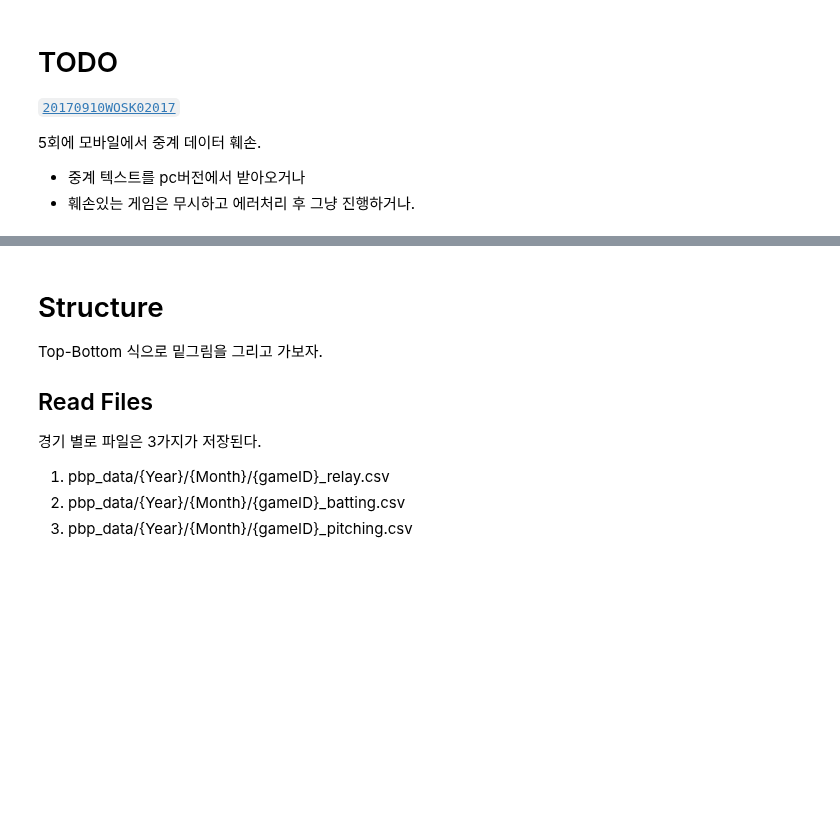
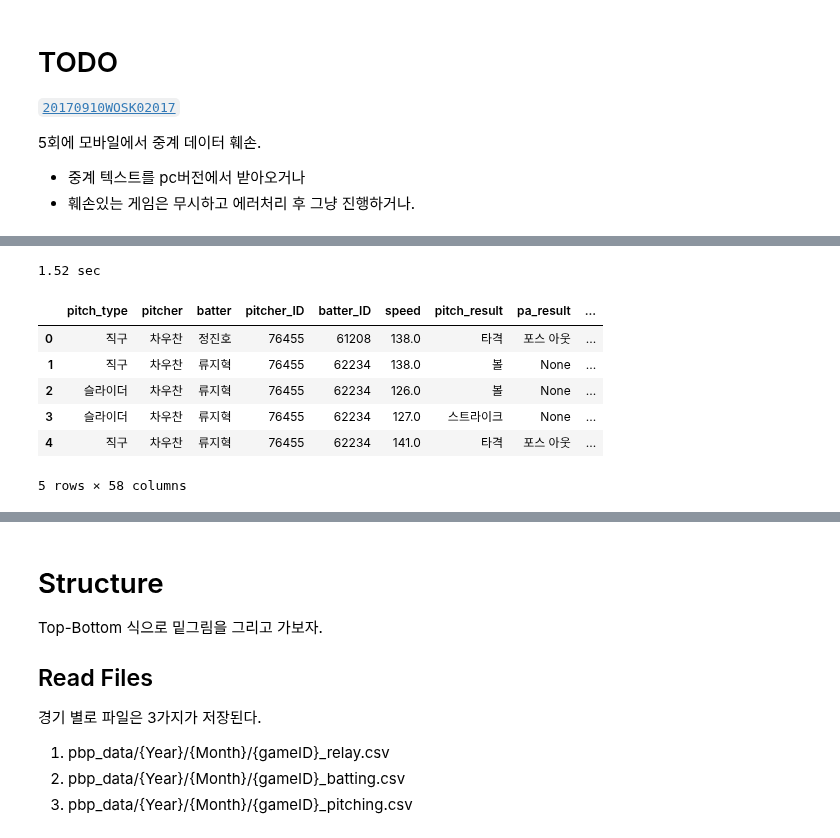
Before and after one commit to kparkk2/KBO_pbp_text_crawler, a Jupyter notebook: new_parser.ipynb, the cells around one changed output, grey strips where cells are left out. Cells and saved outputs as stored; diff of their text form; code cells hidden in the pictures; blank space fills up the shorter version.

```diff
--- a/new_parser.ipynb
+++ b/new_parser.ipynb
@@ -311,16 +386,8 @@ game_ids
 #game_id = '20170614HHSK02017'
 #game_id = '20160625WOLG02016'
 #game_id = '20160521KTHH02016'
-# game_id = '20180705HHHT02018'
-# start_date=datetime.date(2018, 6, 6)
-# end_date=datetime.date(2018, 6, 6)
-# game_ids = get_game_ids(start_date, end_date)
-# game_id = game_ids[1]
-# game_id = '20150404HTKT0'
-#game_id = '20150331LTLG0'
-#game_id = '20150401LTLG0'
-# game_id = gids[3]
-game_id = '20170910WOSK02017'
+#game_id = '20180705HHHT02018'
+game_id = '20170910OBLG02017'
 
 year = game_id[:4]
 month = int(game_id[4:6])
@@ -387,24 +454,37 @@ for i in range(9):
     aName = bats[0].loc[(bats[0].batOrder == i+1) & (bats[0].seqno == abat_seqno_min[i])].name.values[0]
     hCode = bats[1].loc[(bats[1].batOrder == i+1) & (bats[1].seqno == hbat_seqno_min[i])].pCode.values[0]
     hName = bats[1].loc[(bats[1].batOrder == i+1) & (bats[1].seqno == hbat_seqno_min[i])].name.values[0]
-    aPlayer = {'name': aName, 'code': aCode}
-    hPlayer = {'name': hName, 'code': hCode}
+    aHitType = bats[0].loc[bats[0].pCode == aCode].hitType.values[0]
+    hHitType = bats[1].loc[bats[1].pCode == hCode].hitType.values[0]
+    aPlayer = {'name': aName, 'code': aCode, 'hitType': aHitType}
+    hPlayer = {'name': hName, 'code': hCode, 'hitType': hHitType}
 
     aPos = bats[0].loc[bats[0].pCode == aCode].posName.values[0]
     hPos = bats[1].loc[bats[1].pCode == hCode].posName.values[0]
     fields[1][aPos] = aPlayer
     fields[0][hPos] = hPlayer
 
-    aLineup = {'name': aName, 'code': aCode, 'pos': aPos}
-    hLineup = {'name': hName, 'code': hCode, 'pos': hPos}
+    aLineup = {'name': aName, 'code': aCode, 'pos': aPos, 'hitType': aHitType}
+    hLineup = {'name': hName, 'code': hCode, 'pos': hPos, 'hitType': hHitType}
     lineups[0].append(aLineup)
     lineups[1].append(hLineup)
 
-aPitcher = {'name': pits[0].iloc[0]['name'], 'code': pits[0].iloc[0].pCode}
-hPitcher = {'name': pits[1].iloc[0]['name'], 'code': pits[1].iloc[0].pCode}
+aPitcher = {'name': pits[0].iloc[0]['name'], 'code': pits[0].iloc[0].pCode, 'hitType': pits[0].iloc[0].hitType}
+hPitcher = {'name': pits[1].iloc[0]['name'], 'code': pits[1].iloc[0].pCode, 'hitType': pits[0].iloc[0].hitType}
 fields[1]['투수'] = aPitcher
 fields[0]['투수'] = hPitcher
 
+home_bdf = bdf.loc[bdf.homeaway == 'h']
+away_bdf = bdf.loc[bdf.homeaway == 'a']
+home_pdf = pdf.loc[pdf.homeaway == 'h']
+away_pdf = pdf.loc[pdf.homeaway == 'a']
+
+batter_list_cols = ['name', 'pCode', 'posName', 'hitType', 'batOrder', 'seqno']
+pitcher_list_cols = ['name', 'pCode', 'hitType', 'seqno']
+home_batter_list = home_bdf[batter_list_cols].values.tolist()
+home_pitcher_list = home_pdf[pitcher_list_cols].values.tolist()
+away_batter_list = away_bdf[batter_list_cols].values.tolist()
+away_pitcher_list = away_pdf[pitcher_list_cols].values.tolist()
 
 ######################
 # 이닝, 초/말 채우기 #
@@ -429,3 +509,4 @@ for ind in rdf.index:
 
 rdf['inn'] = inns
 rdf['topbot'] = topbots
+rdf_array = rdf.values
@@ -1063,6 +1005,18 @@ prdf.tail().loc[:, 'batter':'on_3b']
+# %%
+print(f'{-elapsed_time:.2f} sec')
+# %% [output]
+1.52 sec
 # %%
 prdf = pd.DataFrame(print_rows)
-#prdf.to_csv('prdf.csv', index=False, encoding='cp949')
+prdf.head()
+# %% [output]
+|  | pitch_type | pitcher | batter | pitcher_ID | batter_ID | speed | pitch_result | pa_result | ... |
+| 0 | 직구 | 차우찬 | 정진호 | 76455 | 61208 | 138.0 | 타격 | 포스 아웃 | ... |
+| 1 | 직구 | 차우찬 | 류지혁 | 76455 | 62234 | 138.0 | 볼 | None | ... |
+| 2 | 슬라이더 | 차우찬 | 류지혁 | 76455 | 62234 | 126.0 | 볼 | None | ... |
+| 3 | 슬라이더 | 차우찬 | 류지혁 | 76455 | 62234 | 127.0 | 스트라이크 | None | ... |
+| 4 | 직구 | 차우찬 | 류지혁 | 76455 | 62234 | 141.0 | 타격 | 포스 아웃 | ... |
+5 rows × 58 columns
 # %%
 pd.DataFrame(print_rows).to_csv('test1717.csv', index=False, encoding='cp949')
 # %%
```
Also changed, not shown: parts of 19 cells of this notebook, 4 other files.
